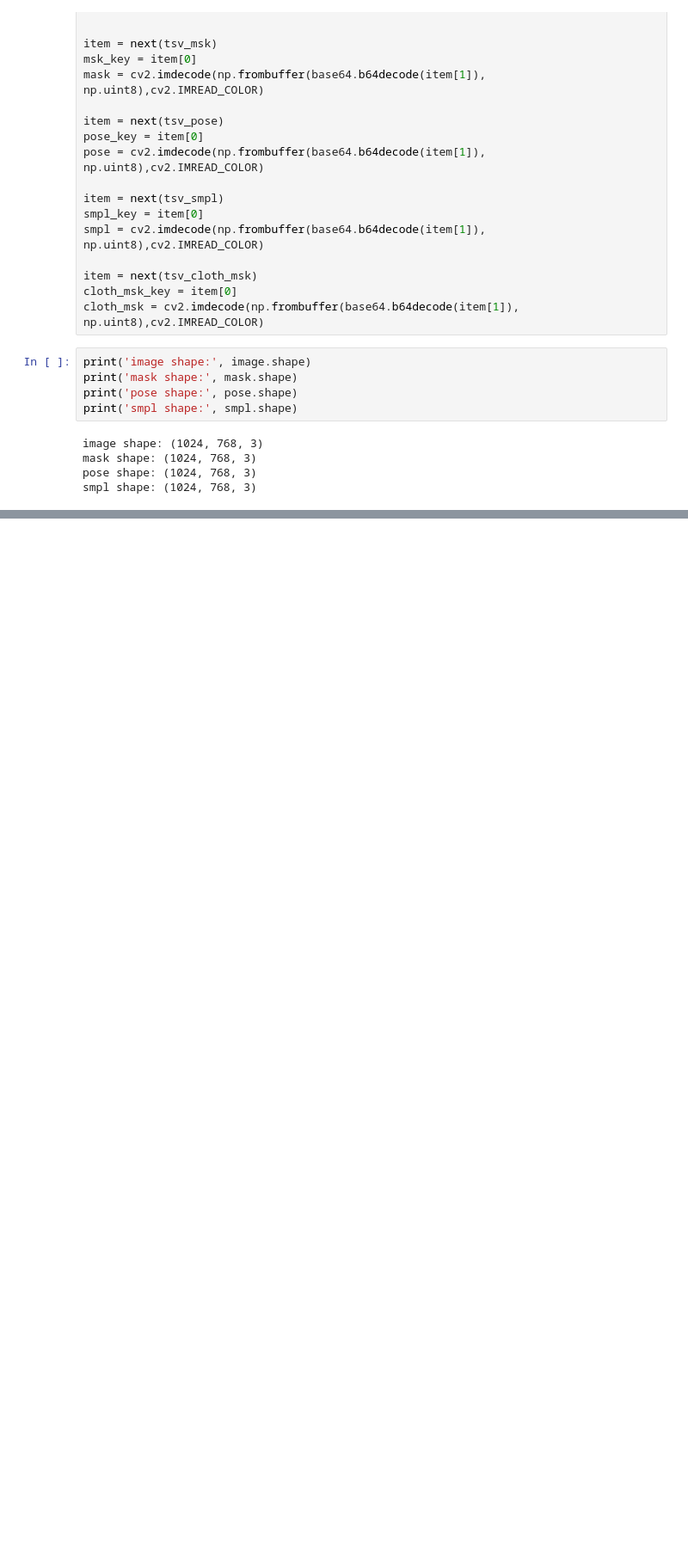
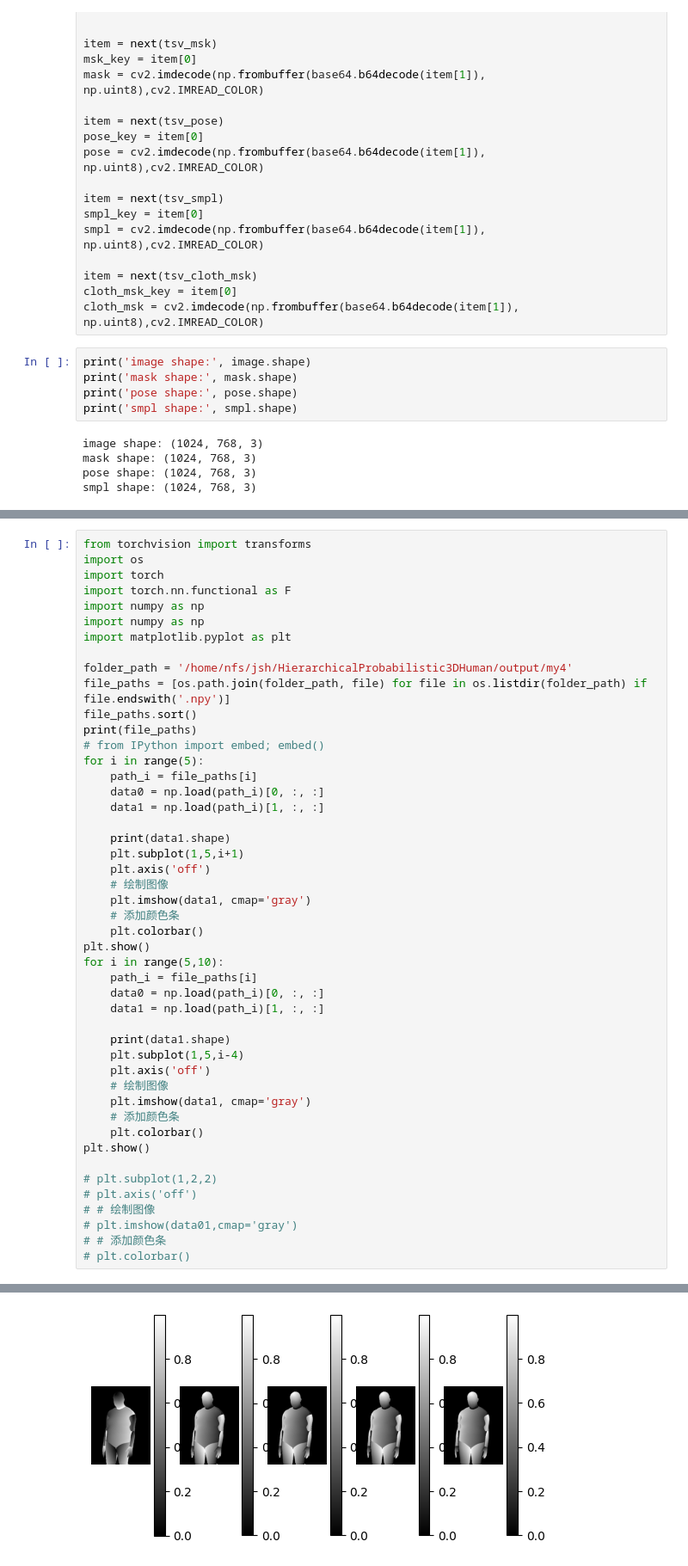
Before and after one commit to Sihui-Ji-10-9/DisCo10.9, a Jupyter notebook: tsv_example/visualize_tsv.ipynb, the cells around one changed output, grey strips where cells are left out. Shown at 86% size. Cells and saved outputs as stored; diff of their text form; blank space fills up the shorter version.

```diff
--- a/tsv_example/visualize_tsv.ipynb
+++ b/tsv_example/visualize_tsv.ipynb
@@ -99,0 +429,48 @@ plt.show()
+# %%
+from torchvision import transforms
+import os
+import torch
+import torch.nn.functional as F
+import numpy as np
+import numpy as np
+import matplotlib.pyplot as plt
+
+folder_path = '/home/nfs/jsh/HierarchicalProbabilistic3DHuman/output/my4'
+file_paths = [os.path.join(folder_path, file) for file in os.listdir(folder_path) if file.endswith('.npy')]
+file_paths.sort()
+print(file_paths)
+# from IPython import embed; embed()
+for i in range(5):
+    path_i = file_paths[i]
+    data0 = np.load(path_i)[0, :, :]
+    data1 = np.load(path_i)[1, :, :]
+
+    print(data1.shape)
+    plt.subplot(1,5,i+1)
+    plt.axis('off')
+    # 绘制图像
+    plt.imshow(data1, cmap='gray')
+    # 添加颜色条
+    plt.colorbar()
+plt.show()
+for i in range(5,10):
+    path_i = file_paths[i]
+    data0 = np.load(path_i)[0, :, :]
+    data1 = np.load(path_i)[1, :, :]
+
+    print(data1.shape)
+    plt.subplot(1,5,i-4)
+    plt.axis('off')
+    # 绘制图像
+    plt.imshow(data1, cmap='gray')
+    # 添加颜色条
+    plt.colorbar()
+plt.show()
+
+# plt.subplot(1,2,2)
+# plt.axis('off')
+# # 绘制图像
+# plt.imshow(data01,cmap='gray')
+# # 添加颜色条
+# plt.colorbar()
+# %% [output]
@@ -99,0 +483 @@ plt.show()
+[figure, added]
```
Also changed, not shown: parts of 6 cells of this notebook, 23 other files.
